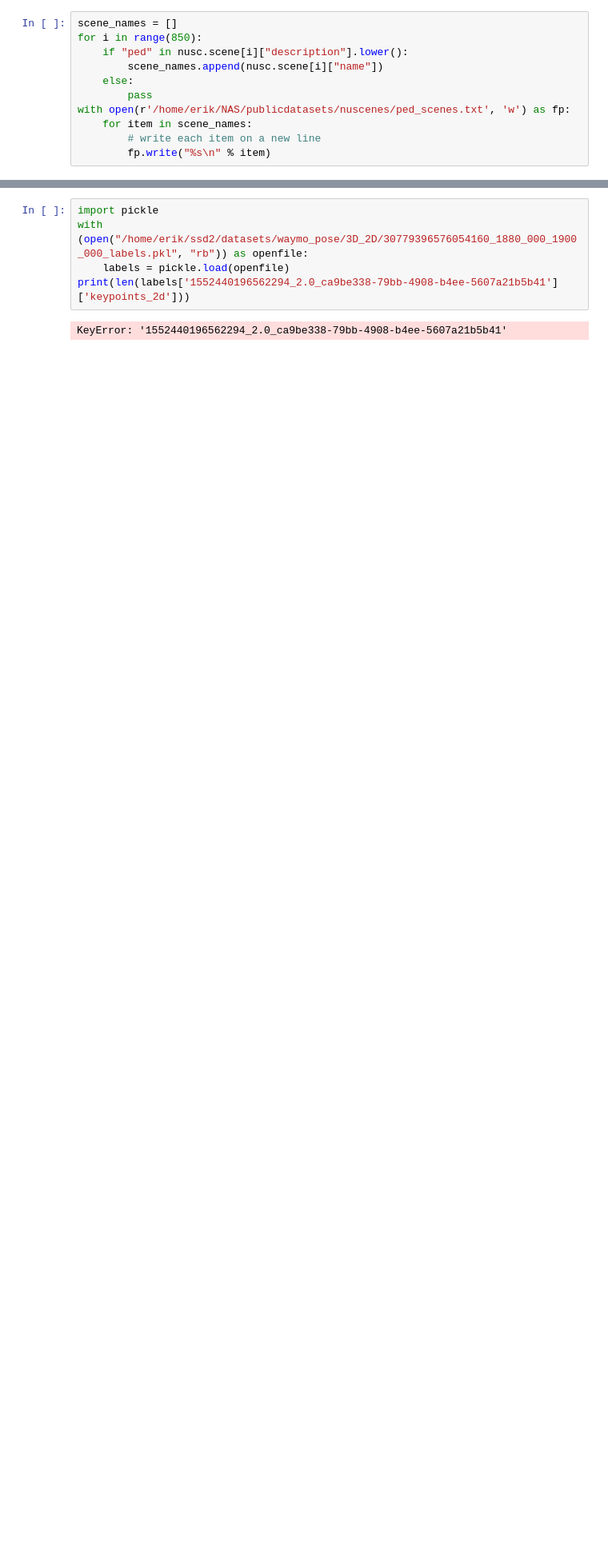
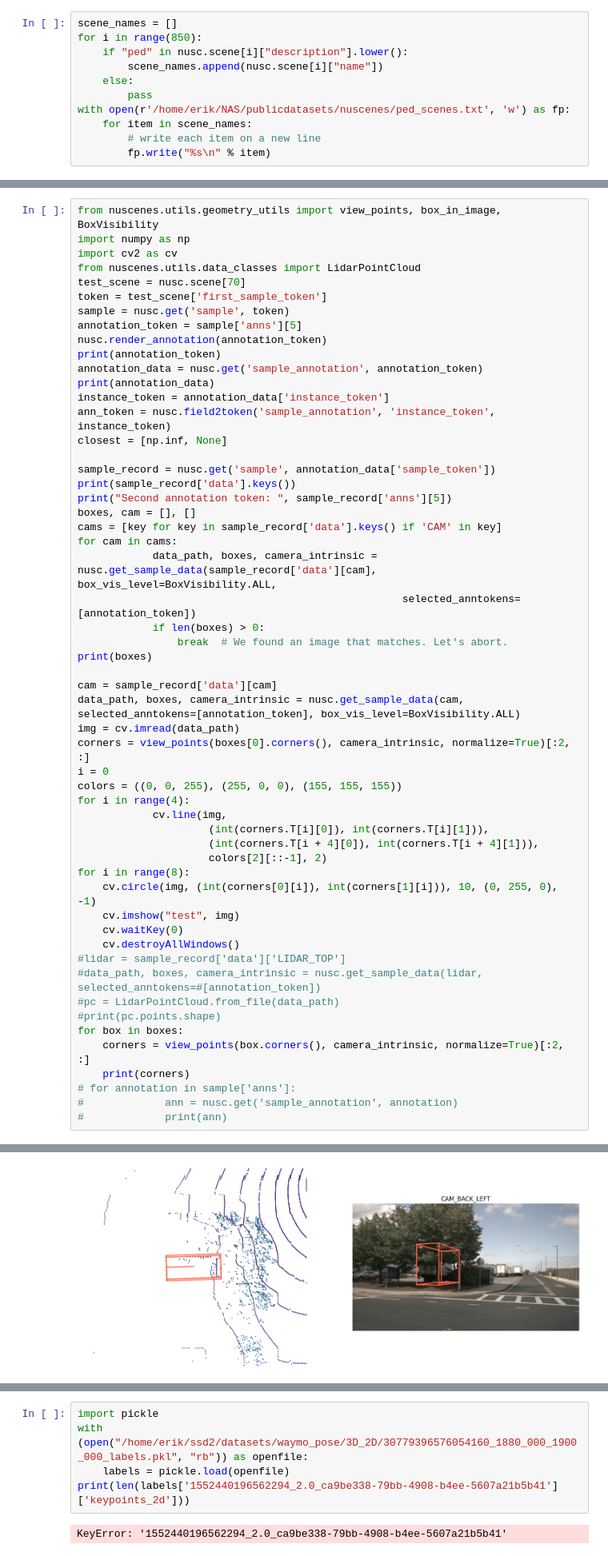
Before and after one commit to ers1804/PedestrianPrediction, a Jupyter notebook: nuscenes_experiments.ipynb, the cells around one changed output, grey strips where cells are left out. Shown at 80% size. Saved outputs shown, nothing was run; the diff lists cells and outputs as text; blank space fills up the shorter version.

```diff
--- a/nuscenes_experiments.ipynb
+++ b/nuscenes_experiments.ipynb
@@ -75,0 +58,56 @@ for annotation in sample['anns']:
+# %%
+from nuscenes.utils.geometry_utils import view_points, box_in_image, BoxVisibility
+import numpy as np
+import cv2 as cv
+from nuscenes.utils.data_classes import LidarPointCloud
+test_scene = nusc.scene[70]
+token = test_scene['first_sample_token']
+sample = nusc.get('sample', token)
+annotation_token = sample['anns'][5]
+nusc.render_annotation(annotation_token)
+print(annotation_token)
+annotation_data = nusc.get('sample_annotation', annotation_token)
+print(annotation_data)
+instance_token = annotation_data['instance_token']
+ann_token = nusc.field2token('sample_annotation', 'instance_token', instance_token)
+closest = [np.inf, None]
+
+sample_record = nusc.get('sample', annotation_data['sample_token'])
+print(sample_record['data'].keys())
+print("Second annotation token: ", sample_record['anns'][5])
+boxes, cam = [], []
+cams = [key for key in sample_record['data'].keys() if 'CAM' in key]
+for cam in cams:
+            data_path, boxes, camera_intrinsic = nusc.get_sample_data(sample_record['data'][cam], box_vis_level=BoxVisibility.ALL,
+                                                    selected_anntokens=[annotation_token])
+            if len(boxes) > 0:
+                break  # We found an image that matches. Let's abort.
+print(boxes)
+
+cam = sample_record['data'][cam]
+data_path, boxes, camera_intrinsic = nusc.get_sample_data(cam, selected_anntokens=[annotation_token], box_vis_level=BoxVisibility.ALL)
+img = cv.imread(data_path)
+corners = view_points(boxes[0].corners(), camera_intrinsic, normalize=True)[:2, :]
+i = 0
+colors = ((0, 0, 255), (255, 0, 0), (155, 155, 155))
+for i in range(4):
+            cv.line(img,
+                     (int(corners.T[i][0]), int(corners.T[i][1])),
+                     (int(corners.T[i + 4][0]), int(corners.T[i + 4][1])),
+                     colors[2][::-1], 2)
+for i in range(8):
+    cv.circle(img, (int(corners[0][i]), int(corners[1][i])), 10, (0, 255, 0), -1)
+    cv.imshow("test", img)
+    cv.waitKey(0)
+    cv.destroyAllWindows()
+#lidar = sample_record['data']['LIDAR_TOP']
+#data_path, boxes, camera_intrinsic = nusc.get_sample_data(lidar, selected_anntokens=#[annotation_token])
+#pc = LidarPointCloud.from_file(data_path)
+#print(pc.points.shape)
+for box in boxes:
+    corners = view_points(box.corners(), camera_intrinsic, normalize=True)[:2, :]
+    print(corners)
+# for annotation in sample['anns']:
+#             ann = nusc.get('sample_annotation', annotation)
+#             print(ann)
+# %% [output]
@@ -75,0 +123 @@ for annotation in sample['anns']:
+[figure, added]
```
Also changed, not shown: parts of 4 cells of this notebook, 3 other files.
